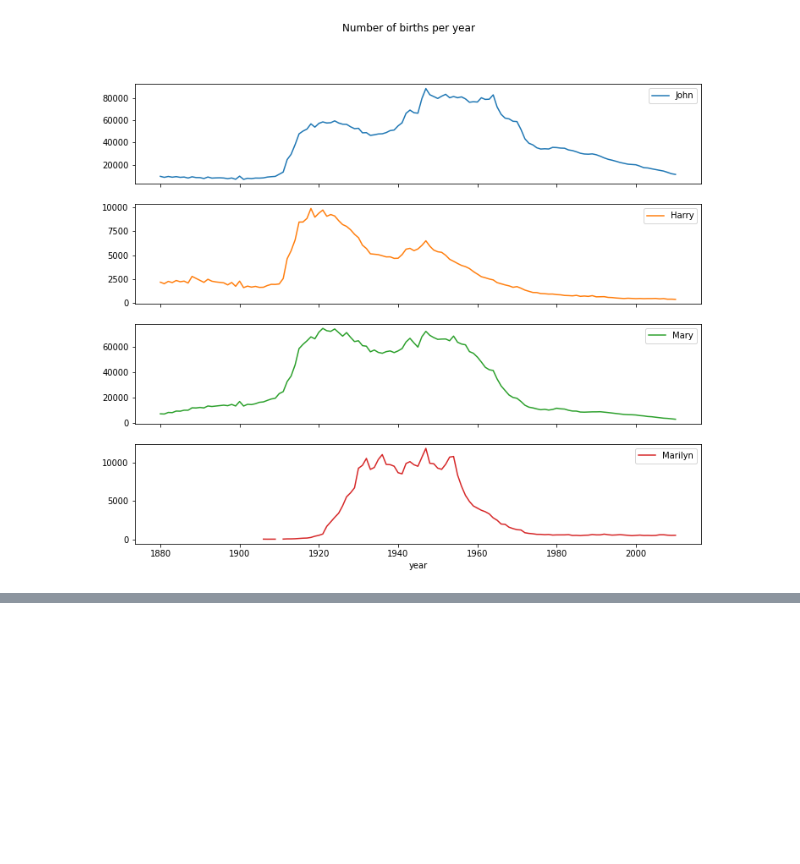
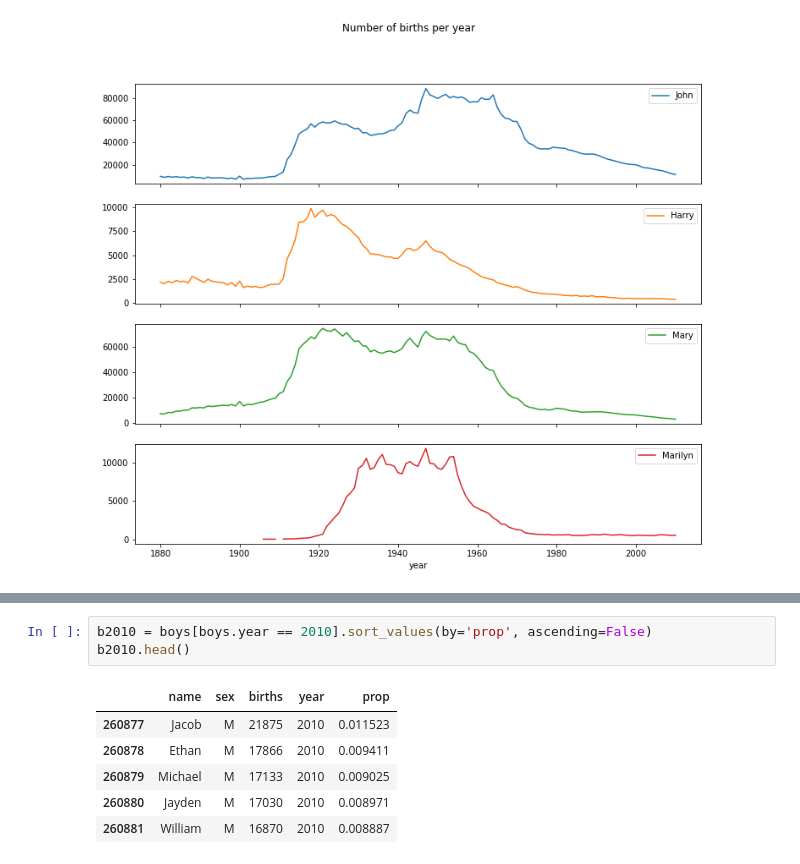
Before and after one commit to UnknownBoom/npTest, a Jupyter notebook: pydata-book/code/jl/4.ipynb, the cells around one changed output, grey strips where cells are left out. Saved outputs shown, nothing was run; the diff lists cells and outputs as text; blank space fills up the shorter version.

```diff
--- a/pydata-book/code/jl/4.ipynb
+++ b/pydata-book/code/jl/4.ipynb
@@ -154,0 +161,10 @@ array([<AxesSubplot:xlabel='year'>, <AxesSubplot:xlabel='year'>,
+# %%
+b2010 = boys[boys.year == 2010].sort_values(by='prop', ascending=False)
+b2010.head()
+# %% [output]
+|  | name | sex | births | year | prop |
+| 260877 | Jacob | M | 21875 | 2010 | 0.011523 |
+| 260878 | Ethan | M | 17866 | 2010 | 0.009411 |
+| 260879 | Michael | M | 17133 | 2010 | 0.009025 |
+| 260880 | Jayden | M | 17030 | 2010 | 0.008971 |
+| 260881 | William | M | 16870 | 2010 | 0.008887 |
```
Also changed, not shown: parts of 6 cells of this notebook, 2 other files.
